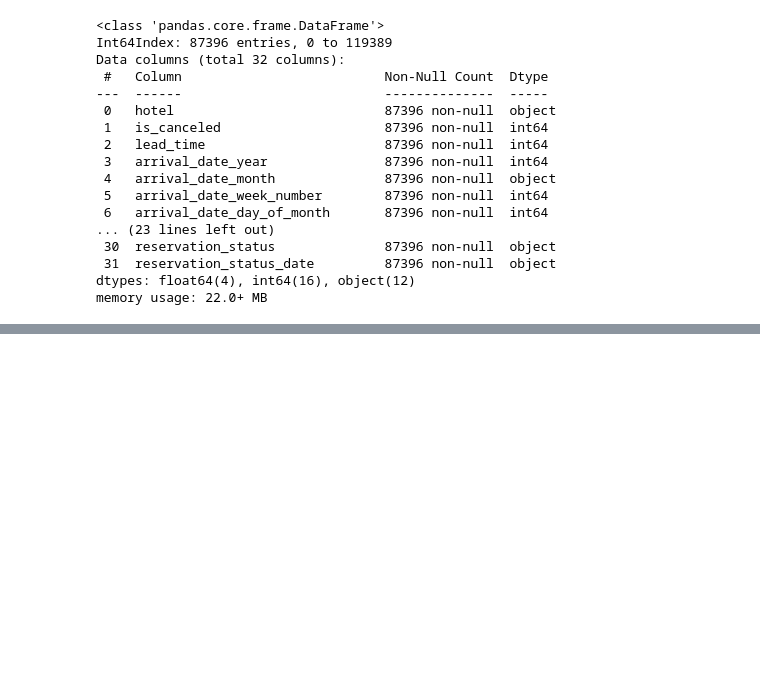
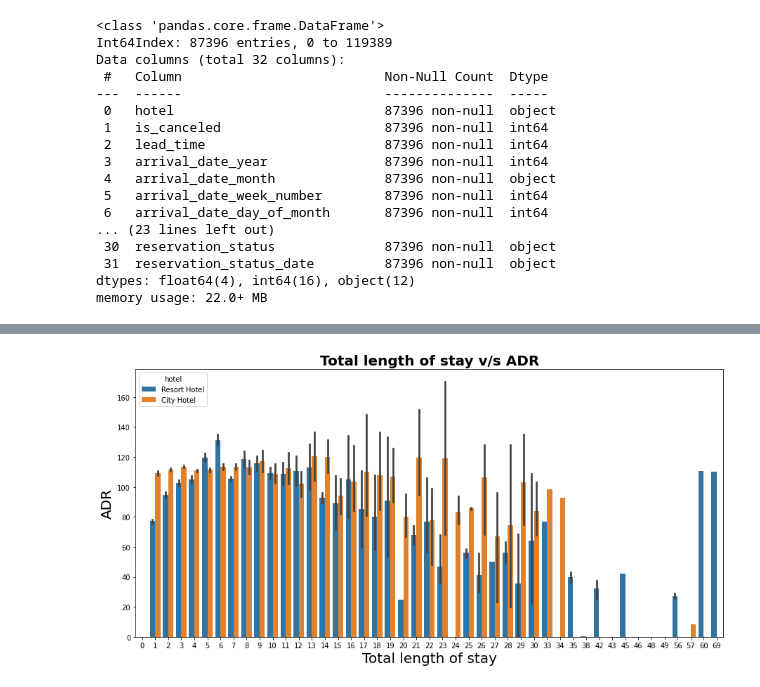
Before and after one commit to Kaushaljha488/Hotel-booking-Analysis, a Jupyter notebook: kaushal_Hotel_Booking_Analysis_Capstone_Project.ipynb, the cells around one changed output, grey strips where cells are left out. Cells and saved outputs as stored; diff of their text form; code cells hidden in the pictures; blank space fills up the shorter version.

```diff
--- a/kaushal_Hotel_Booking_Analysis_Capstone_Project.ipynb
+++ b/kaushal_Hotel_Booking_Analysis_Capstone_Project.ipynb
@@ -295,0 +364,10 @@ memory usage: 22.0+ MB
+# %%
+#lets make a lineplot to visualize the relationship between total stay vs adr
+plt.figure(figsize=(15,7))
+sns.barplot(data=df1,y='adr',x='total_num_of_stay',hue='hotel')
+plt.title('Total length of stay v/s ADR',weight='bold',fontsize=20)
+plt.xlabel('Total length of stay',fontsize=20)
+plt.ylabel('ADR',fontsize=20)
+plt.show()
+# %% [output]
+[figure, added]
```
Also changed, not shown: parts of 20 cells of this notebook.
